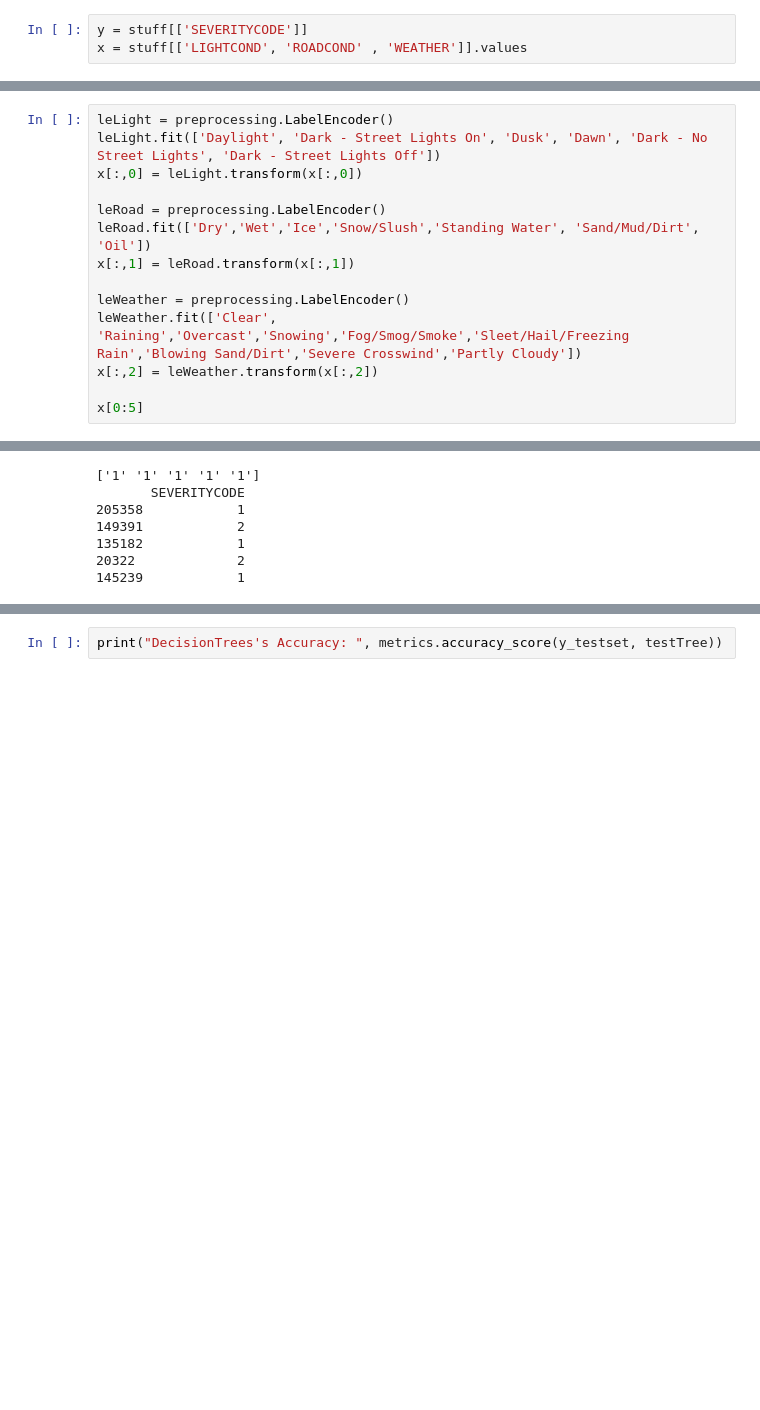
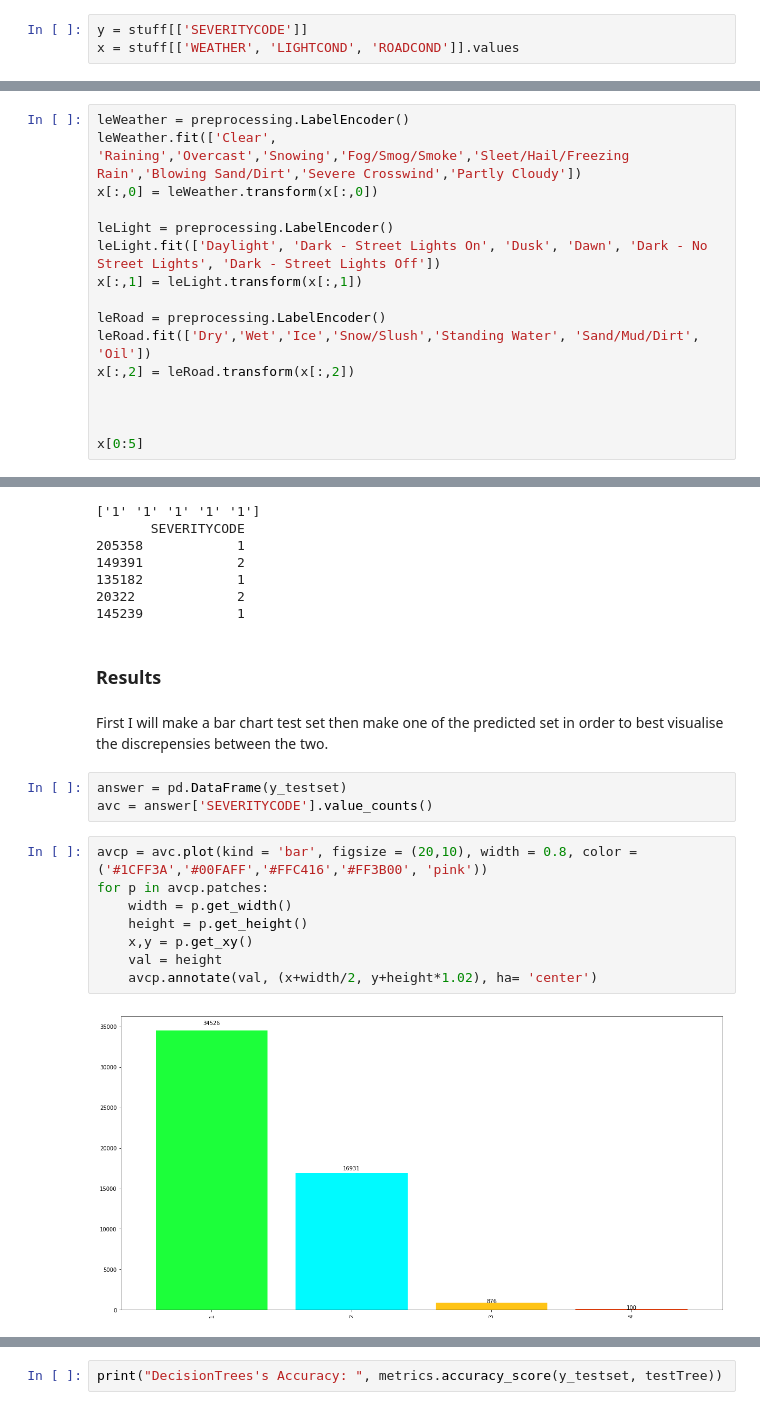
Before and after one commit to Flame-Sage/Coursera_Capstone, a Jupyter notebook: Capstone Notebook.ipynb, the cells around one changed output, grey strips where cells are left out. Cells and saved outputs as stored; diff of their text form; blank space fills up the shorter version.

```diff
--- a/Capstone Notebook.ipynb
+++ b/Capstone Notebook.ipynb
@@ -403,6 +307,6 @@ TypeError: unsupported operand type(s) for +: 'int' and 'str'
 # %%
 y = stuff[['SEVERITYCODE']]
-x = stuff[['LIGHTCOND', 'ROADCOND' , 'WEATHER']].values
+x = stuff[['WEATHER', 'LIGHTCOND', 'ROADCOND']].values
 # %%
 x[0:5]
 # %% [output]
@@ -414,14 +317,0 @@ array([['Daylight', 'Dry', 'Overcast'],
-# %%
-leLight = preprocessing.LabelEncoder()
-leLight.fit(['Daylight', 'Dark - Street Lights On', 'Dusk', 'Dawn', 'Dark - No Street Lights', 'Dark - Street Lights Off'])
-x[:,0] = leLight.transform(x[:,0])
-
-leRoad = preprocessing.LabelEncoder()
-leRoad.fit(['Dry','Wet','Ice','Snow/Slush','Standing Water', 'Sand/Mud/Dirt', 'Oil'])
-x[:,1] = leRoad.transform(x[:,1])
-
-leWeather = preprocessing.LabelEncoder()
-leWeather.fit(['Clear', 'Raining','Overcast','Snowing','Fog/Smog/Smoke','Sleet/Hail/Freezing Rain','Blowing Sand/Dirt','Severe Crosswind','Partly Cloudy'])
-x[:,2] = leWeather.transform(x[:,2])
-
-x[0:5]
@@ -433,0 +318,16 @@ array([[4, 0, 3],
+# %%
+leWeather = preprocessing.LabelEncoder()
+leWeather.fit(['Clear', 'Raining','Overcast','Snowing','Fog/Smog/Smoke','Sleet/Hail/Freezing Rain','Blowing Sand/Dirt','Severe Crosswind','Partly Cloudy'])
+x[:,0] = leWeather.transform(x[:,0])
+
+leLight = preprocessing.LabelEncoder()
+leLight.fit(['Daylight', 'Dark - Street Lights On', 'Dusk', 'Dawn', 'Dark - No Street Lights', 'Dark - Street Lights Off'])
+x[:,1] = leLight.transform(x[:,1])
+
+leRoad = preprocessing.LabelEncoder()
+leRoad.fit(['Dry','Wet','Ice','Snow/Slush','Standing Water', 'Sand/Mud/Dirt', 'Oil'])
+x[:,2] = leRoad.transform(x[:,2])
+
+
+
+x[0:5]
@@ -478,3 +384,20 @@ print(y_testset[0:5])
 135182            1
 20322             2
 145239            1
+# %% [markdown]
+### Results
+# %% [markdown]
+First I will make a bar chart test set then make one of the predicted set in order to best visualise the discrepensies between the two.
+# %%
+answer = pd.DataFrame(y_testset)
+avc = answer['SEVERITYCODE'].value_counts()
+# %%
+avcp = avc.plot(kind = 'bar', figsize = (20,10), width = 0.8, color = ('#1CFF3A','#00FAFF','#FFC416','#FF3B00', 'pink'))
+for p in avcp.patches:
+    width = p.get_width()
+    height = p.get_height()
+    x,y = p.get_xy()
+    val = height
+    avcp.annotate(val, (x+width/2, y+height*1.02), ha= 'center')
+# %% [output]
+[figure, added]
```
Also changed, not shown: parts of 32 cells of this notebook.
